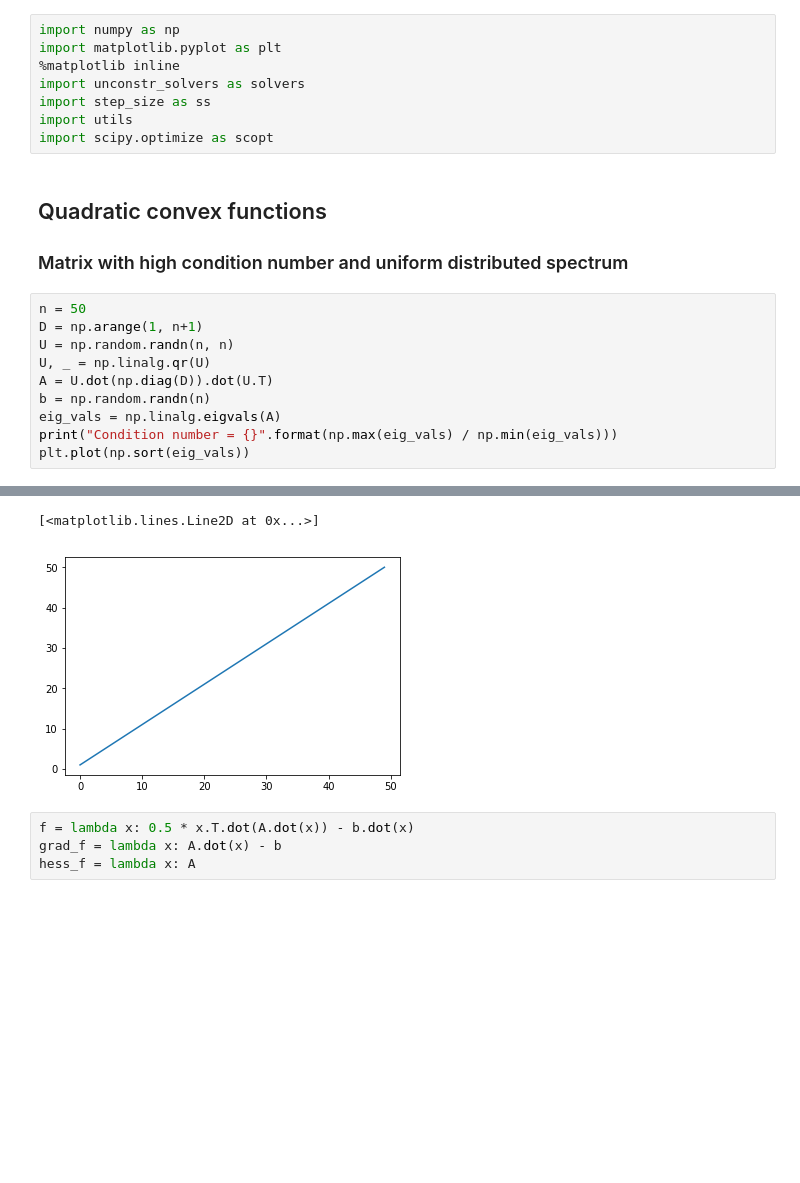
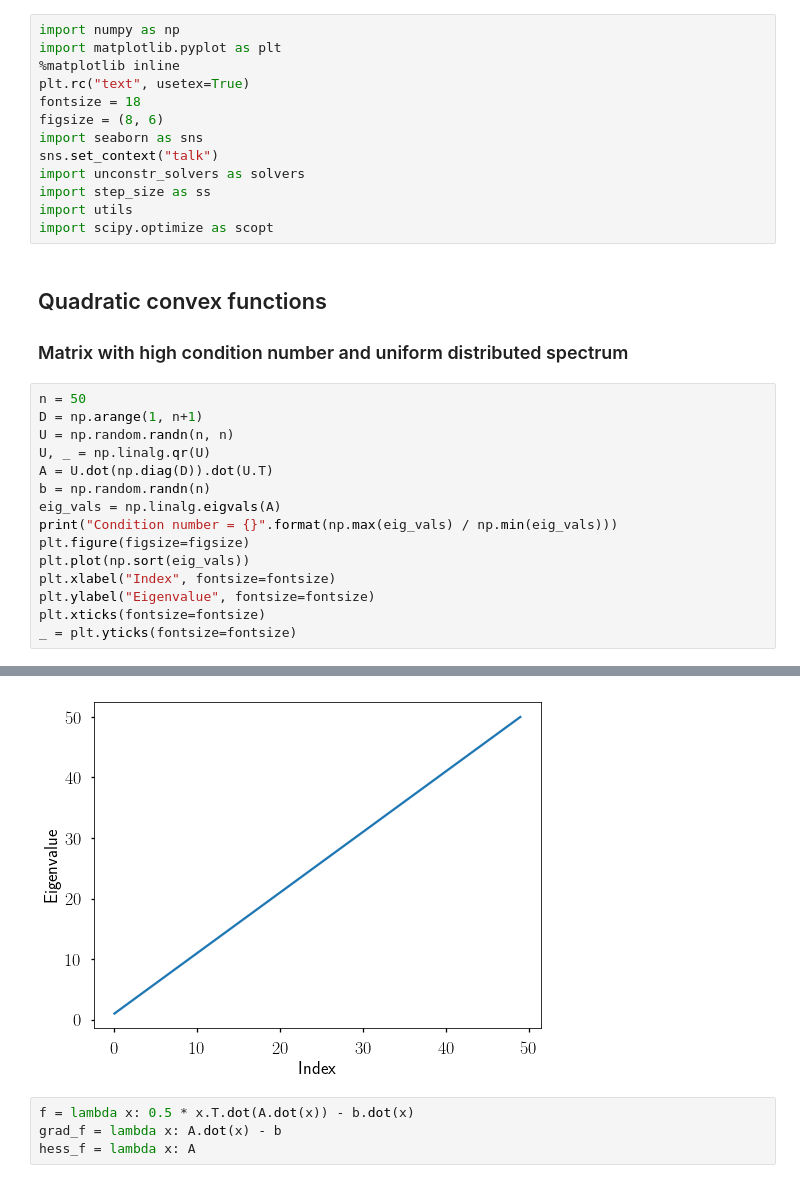
Before and after one commit to amkatrutsa/liboptpy, a Jupyter notebook: demo_unconstr_solvers.ipynb, the cells around one changed output, grey strips where cells are left out. Saved outputs shown, nothing was run; the diff lists cells and outputs as text; blank space fills up the shorter version.

Commit message:
Fix plots style

```diff
--- a/demo_unconstr_solvers.ipynb
+++ b/demo_unconstr_solvers.ipynb
@@ -2,6 +2,11 @@
 import numpy as np
 import matplotlib.pyplot as plt
 %matplotlib inline
+plt.rc("text", usetex=True)
+fontsize = 18
+figsize = (8, 6)
+import seaborn as sns
+sns.set_context("talk")
 import unconstr_solvers as solvers
 import step_size as ss
 import utils
@@ -19,5 +24,10 @@ A = U.dot(np.diag(D)).dot(U.T)
 b = np.random.randn(n)
 eig_vals = np.linalg.eigvals(A)
 print("Condition number = {}".format(np.max(eig_vals) / np.min(eig_vals)))
+plt.figure(figsize=figsize)
 plt.plot(np.sort(eig_vals))
+plt.xlabel("Index", fontsize=fontsize)
+plt.ylabel("Eigenvalue", fontsize=fontsize)
+plt.xticks(fontsize=fontsize)
+_ = plt.yticks(fontsize=fontsize)
 # %% [output]
@@ -25,5 +35,4 @@ Condition number = 49.999999999999986
-[<matplotlib.lines.Line2D at 0x...>]
-[figure, old version]
+[figure, new version]
 # %%
 f = lambda x: 0.5 * x.T.dot(A.dot(x)) - b.dot(x)
 grad_f = lambda x: A.dot(x) - b
```
Also changed, not shown: parts of 11 cells of this notebook.
